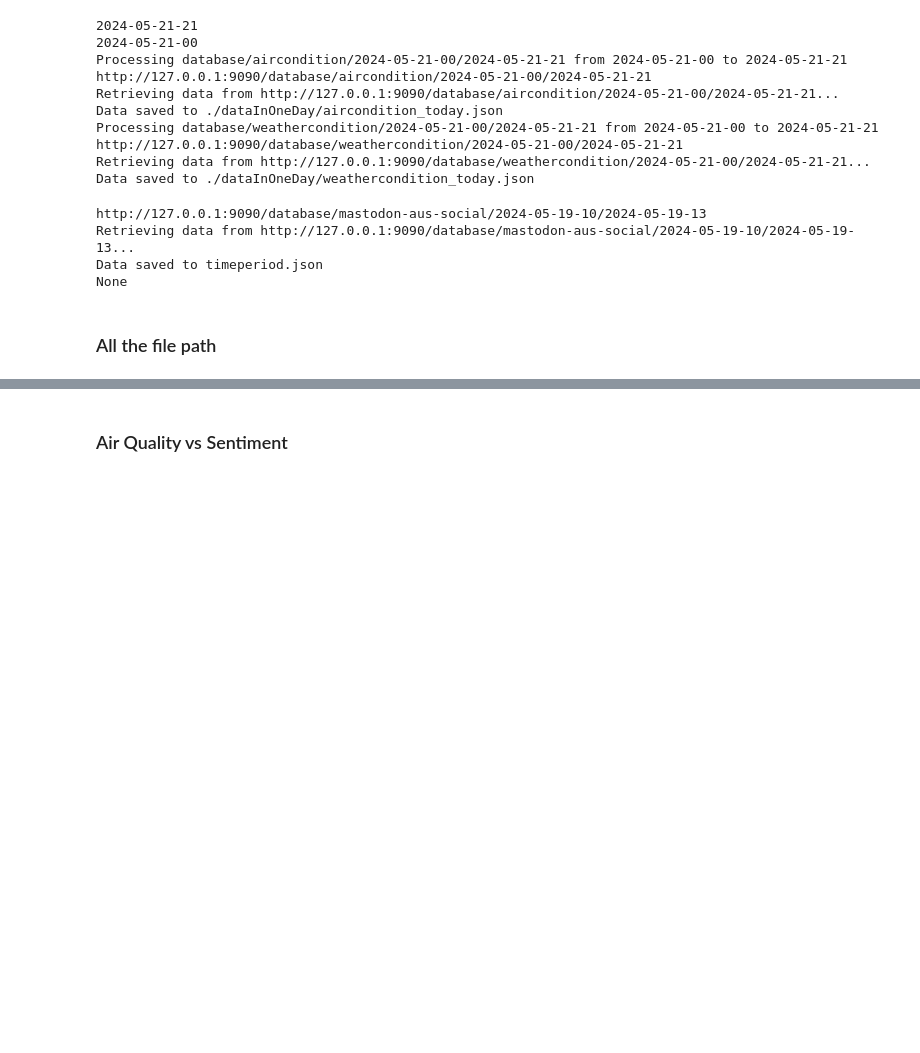
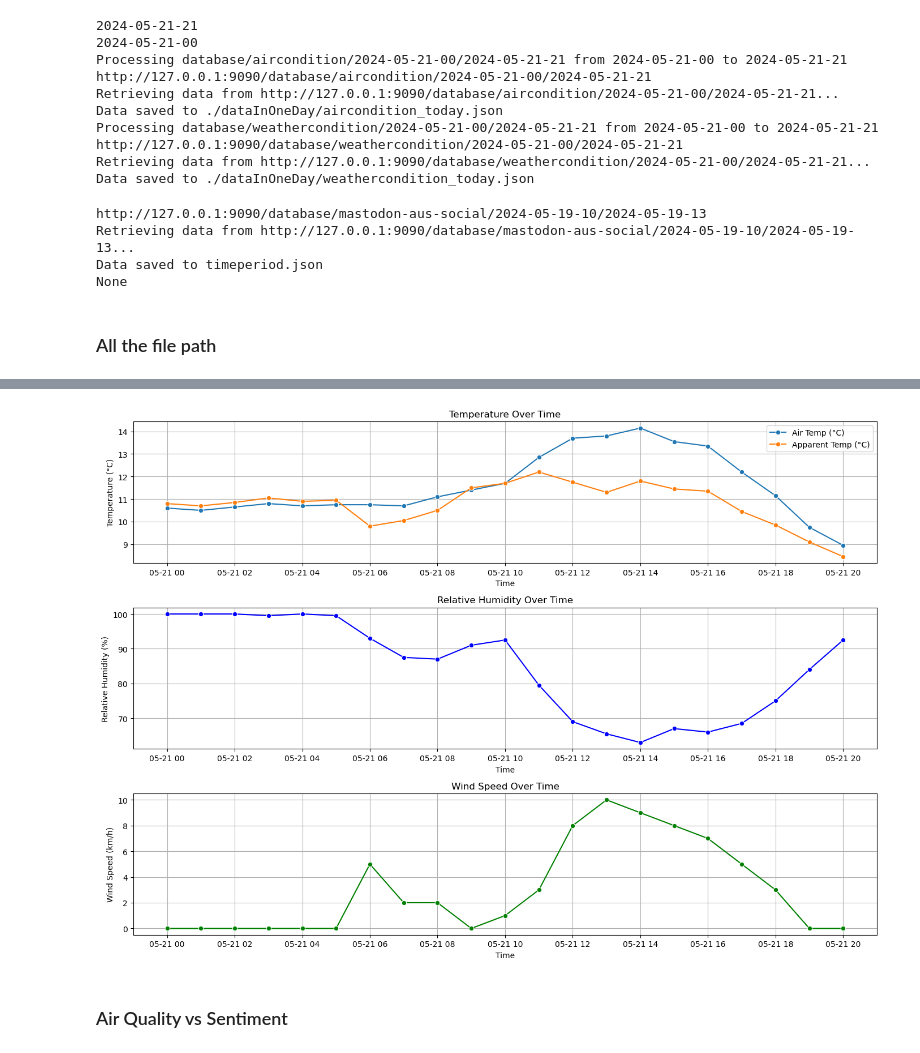
Before and after one commit to BlueTriangleG/CloudEnvInsights-KubeFissionDataProcessor, a Jupyter notebook: frontend/frontEnd.ipynb, the cells around one changed output, grey strips where cells are left out. Drawn from its saved outputs; the diff is of its cells as text; code cells hidden in the pictures; blank space fills up the shorter version.

```diff
--- a/frontend/frontEnd.ipynb
+++ b/frontend/frontEnd.ipynb
@@ -106,3 +117,11 @@ child_air_quality = './realtimeData/child-air-quality.json'
+# %%
+# today's weather
+import oneDayAnalysis.weather_one_day as woa
+
+today_weather = woa.load_weather_data(today_weather_file_path)
+woa.visualize_weather_data(today_weather)
+# %% [output]
+[figure, added]
 # %% [markdown]
 ### Air Quality vs Sentiment
 # %%
```
Also changed, not shown: parts of 8 cells of this notebook, 6 other files.
